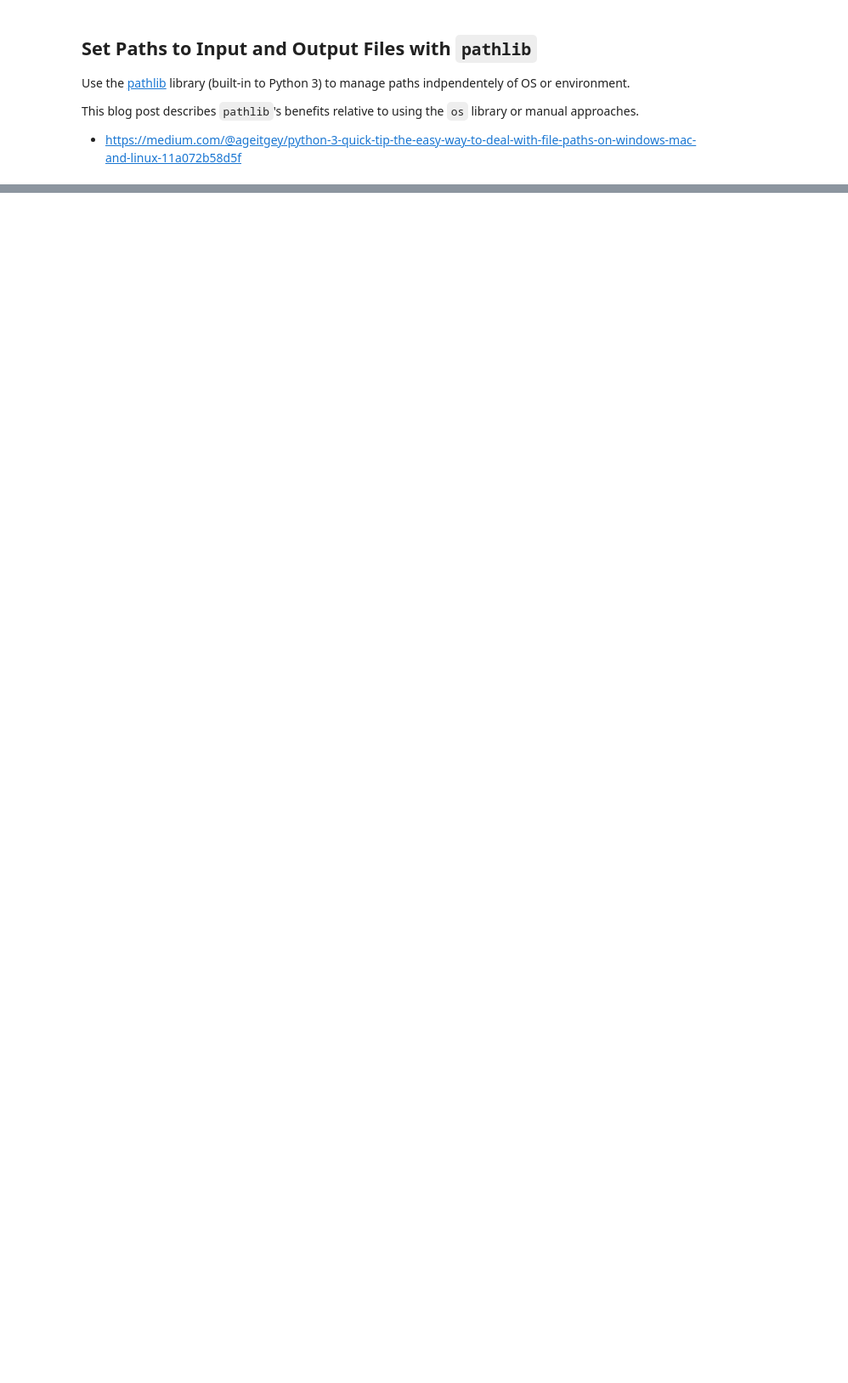
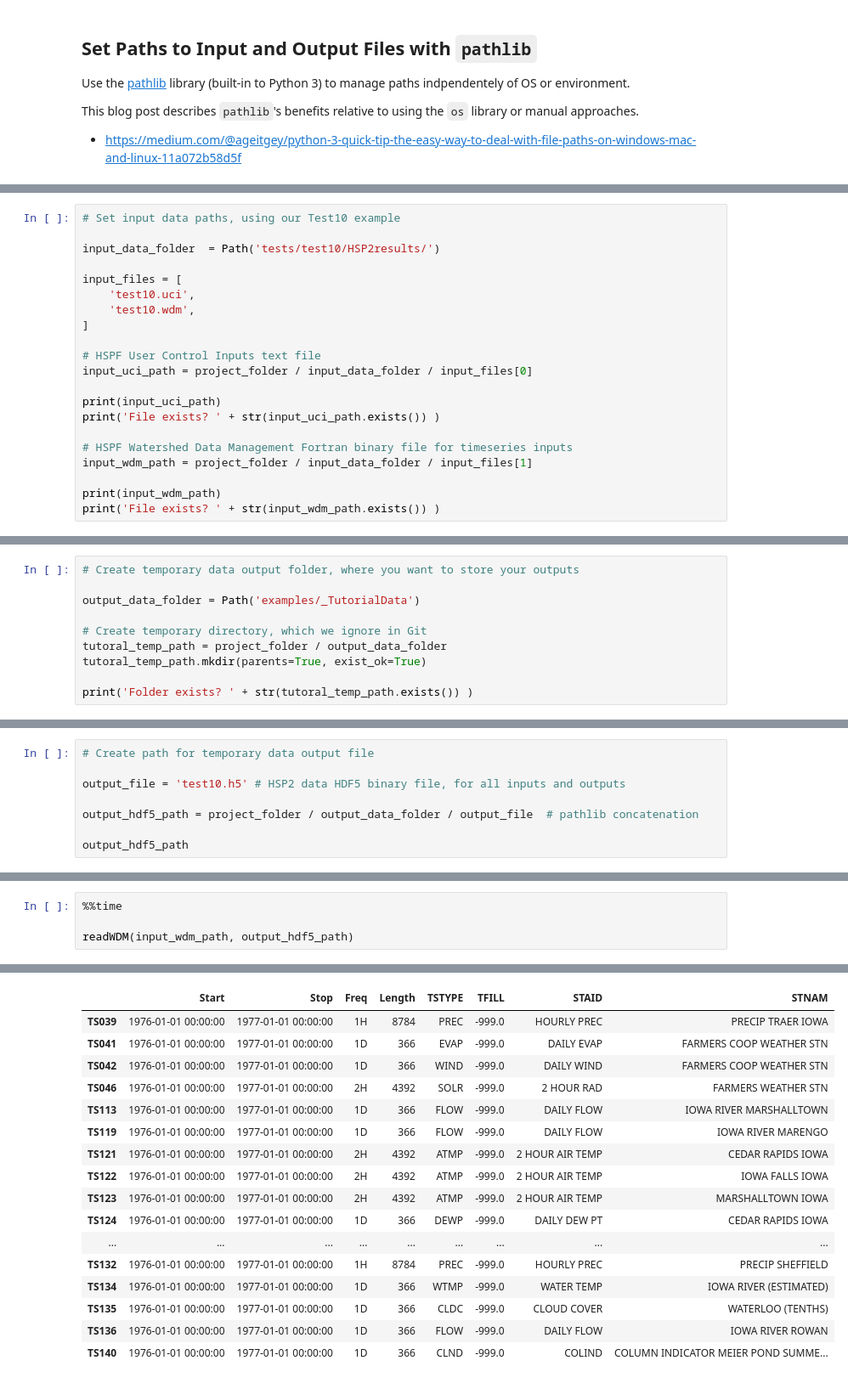
Before and after one commit to respec/HSPsquared, a Jupyter notebook: examples/1_Intro_to_HSP2.ipynb, the cells around one changed output, grey strips where cells are left out. Shown at 85% size. Cells and saved outputs as stored; diff of their text form; blank space fills up the shorter version.

Commit message:
Update tutorial notebooks 1 & 2
Including removal of redundant files.

```diff
--- a/examples/1_Intro_to_HSP2.ipynb
+++ b/examples/1_Intro_to_HSP2.ipynb
@@ -853,0 +90,21 @@ scatter('RCHRES', rid, 'HYDR', 'VOLEV', 'sum')
+# %%
+# Set input data paths, using our Test10 example
+
+input_data_folder  = Path('tests/test10/HSP2results/')
+
+input_files = [
+    'test10.uci',
+    'test10.wdm',
+]
+
+# HSPF User Control Inputs text file
+input_uci_path = project_folder / input_data_folder / input_files[0]
+
+print(input_uci_path)
+print('File exists? ' + str(input_uci_path.exists()) )
+
+# HSPF Watershed Data Management Fortran binary file for timeseries inputs
+input_wdm_path = project_folder / input_data_folder / input_files[1]
+
+print(input_wdm_path)
+print('File exists? ' + str(input_wdm_path.exists()) )
@@ -853,0 +118,10 @@ scatter('RCHRES', rid, 'HYDR', 'VOLEV', 'sum')
+# %%
+# Create temporary data output folder, where you want to store your outputs
+
+output_data_folder = Path('examples/_TutorialData')
+
+# Create temporary directory, which we ignore in Git
+tutoral_temp_path = project_folder / output_data_folder
+tutoral_temp_path.mkdir(parents=True, exist_ok=True)
+
+print('Folder exists? ' + str(tutoral_temp_path.exists()) )
@@ -853,0 +130,8 @@ scatter('RCHRES', rid, 'HYDR', 'VOLEV', 'sum')
+# %%
+# Create path for temporary data output file
+
+output_file = 'test10.h5' # HSP2 data HDF5 binary file, for all inputs and outputs
+
+output_hdf5_path = project_folder / output_data_folder / output_file  # pathlib concatenation
+
+output_hdf5_path
@@ -853,0 +164,5 @@ scatter('RCHRES', rid, 'HYDR', 'VOLEV', 'sum')
+# %%
+%%time
+
+readWDM(input_wdm_path, output_hdf5_path)
+# %% [output]
@@ -853,0 +186,17 @@ scatter('RCHRES', rid, 'HYDR', 'VOLEV', 'sum')
+|  | Start | Stop | Freq | Length | TSTYPE | TFILL | STAID | STNAM |
+| TS039 | 1976-01-01 00:00:00 | 1977-01-01 00:00:00 | 1H | 8784 | PREC | -999.0 | HOURLY PREC | PRECIP TRAER IOWA |
+| TS041 | 1976-01-01 00:00:00 | 1977-01-01 00:00:00 | 1D | 366 | EVAP | -999.0 | DAILY EVAP | FARMERS COOP WEATHER STN |
+| TS042 | 1976-01-01 00:00:00 | 1977-01-01 00:00:00 | 1D | 366 | WIND | -999.0 | DAILY WIND | FARMERS COOP WEATHER STN |
+| TS046 | 1976-01-01 00:00:00 | 1977-01-01 00:00:00 | 2H | 4392 | SOLR | -999.0 | 2 HOUR RAD | FARMERS WEATHER STN |
+| TS113 | 1976-01-01 00:00:00 | 1977-01-01 00:00:00 | 1D | 366 | FLOW | -999.0 | DAILY FLOW | IOWA RIVER MARSHALLTOWN |
+| TS119 | 1976-01-01 00:00:00 | 1977-01-01 00:00:00 | 1D | 366 | FLOW | -999.0 | DAILY FLOW | IOWA RIVER MARENGO |
+| TS121 | 1976-01-01 00:00:00 | 1977-01-01 00:00:00 | 2H | 4392 | ATMP | -999.0 | 2 HOUR AIR TEMP | CEDAR RAPIDS IOWA |
+| TS122 | 1976-01-01 00:00:00 | 1977-01-01 00:00:00 | 2H | 4392 | ATMP | -999.0 | 2 HOUR AIR TEMP | IOWA FALLS IOWA |
+| TS123 | 1976-01-01 00:00:00 | 1977-01-01 00:00:00 | 2H | 4392 | ATMP | -999.0 | 2 HOUR AIR TEMP | MARSHALLTOWN IOWA |
+| TS124 | 1976-01-01 00:00:00 | 1977-01-01 00:00:00 | 1D | 366 | DEWP | -999.0 | DAILY DEW PT | CEDAR RAPIDS IOWA |
+| ... | ... | ... | ... | ... | ... | ... | ... | ... |
+| TS132 | 1976-01-01 00:00:00 | 1977-01-01 00:00:00 | 1H | 8784 | PREC | -999.0 | HOURLY PREC | PRECIP SHEFFIELD |
+| TS134 | 1976-01-01 00:00:00 | 1977-01-01 00:00:00 | 1D | 366 | WTMP | -999.0 | WATER TEMP | IOWA RIVER (ESTIMATED) |
+| TS135 | 1976-01-01 00:00:00 | 1977-01-01 00:00:00 | 1D | 366 | CLDC | -999.0 | CLOUD COVER | WATERLOO (TENTHS) |
+| TS136 | 1976-01-01 00:00:00 | 1977-01-01 00:00:00 | 1D | 366 | FLOW | -999.0 | DAILY FLOW | IOWA RIVER ROWAN |
+| TS140 | 1976-01-01 00:00:00 | 1977-01-01 00:00:00 | 1D | 366 | CLND | -999.0 | COLIND | COLUMN INDICATOR MEIER POND SUMME... |
```
Also changed, not shown: parts of 170 cells of this notebook, 6 other files.
